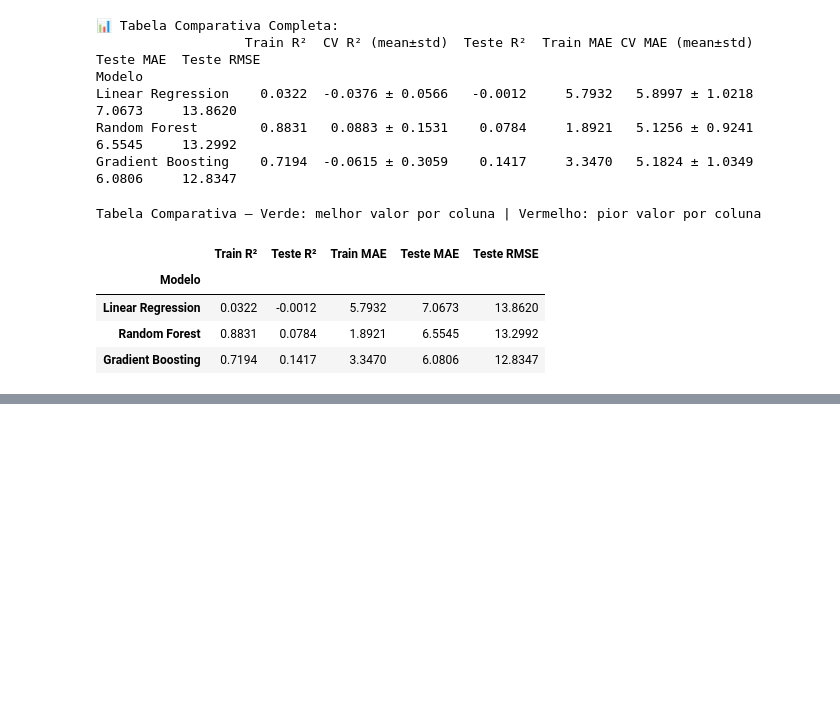
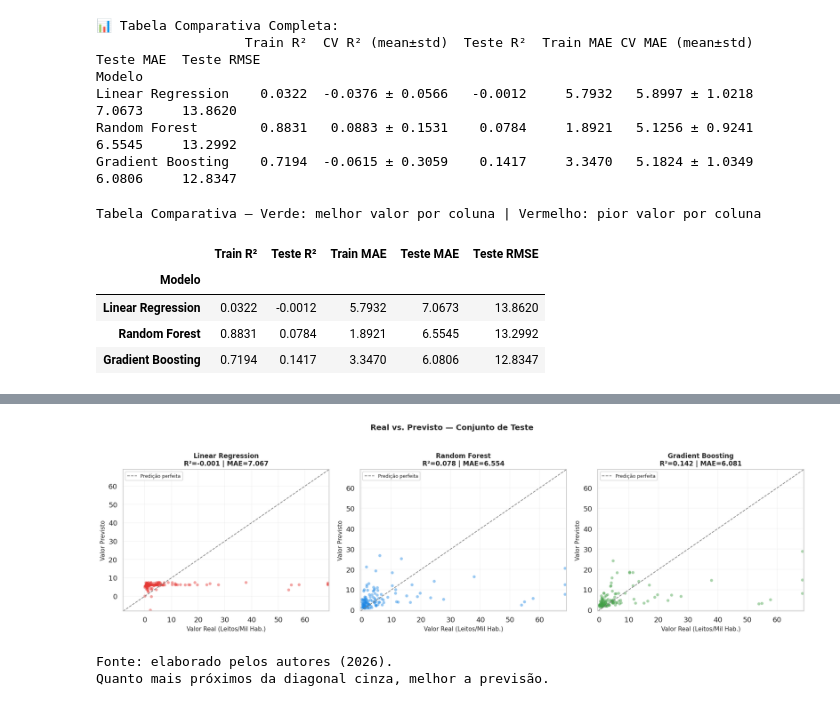
Before and after one commit to IsadoraMoraiss/Project_Pisi3, a Jupyter notebook: REGRESSÃO.ipynb, the cells around one changed output, grey strips where cells are left out. Drawn from its saved outputs; the diff is of its cells as text; code cells hidden in the pictures; blank space fills up the shorter version.

```diff
--- a/REGRESSÃO.ipynb
+++ b/REGRESSÃO.ipynb
@@ -734,0 +779,36 @@ Tabela Comparativa — Verde: melhor valor por coluna | Vermelho: pior valor por
+# %%
+# ── Gráfico: Real vs Previsto para cada modelo ────────────────────────────────
+fig, axes = plt.subplots(1, 3, figsize=(17, 5))
+
+modelos_info = [
+    (grid_lr, met_lr, 'Linear Regression',    '#E53935'),
+    (grid_rf, met_rf, 'Random Forest',         '#1E88E5'),
+    (grid_gb, met_gb, 'Gradient Boosting',     '#43A047'),
+]
+
+for ax, (grid, met, nome, cor) in zip(axes, modelos_info):
+    y_pred = met['y_pred']
+    ax.scatter(y_test, y_pred, alpha=0.45, s=25, color=cor, edgecolors='none')
+
+    # Linha diagonal perfeita (y = x)
+    lim = [min(y_test.min(), y_pred.min()) - 0.5,
+           max(y_test.max(), y_pred.max()) + 0.5]
+    ax.plot(lim, lim, '--', color='gray', linewidth=1.2, label='Predição perfeita')
+
+    ax.set_xlim(lim); ax.set_ylim(lim)
+    ax.set_xlabel('Valor Real (Leitos/Mil Hab.)', fontsize=10)
+    ax.set_ylabel('Valor Previsto', fontsize=10)
+    ax.set_title(f'{nome}\nR²={met["Teste_R2"]:.3f} | MAE={met["Teste_MAE"]:.3f}',
+                 fontsize=11, fontweight='bold')
+    ax.legend(fontsize=8); ax.grid(alpha=0.2)
+
+plt.suptitle('Real vs. Previsto — Conjunto de Teste', fontsize=13, fontweight='bold', y=1.02)
+plt.tight_layout()
+plt.savefig('fig_real_vs_previsto.png', dpi=110, bbox_inches='tight')
+plt.show()
+print('Fonte: elaborado pelos autores (2026).')
+print('Quanto mais próximos da diagonal cinza, melhor a previsão.')
+# %% [output]
+[figure, added]
+Fonte: elaborado pelos autores (2026).
+Quanto mais próximos da diagonal cinza, melhor a previsão.
```
Also changed, not shown: parts of 1 cell of this notebook.
